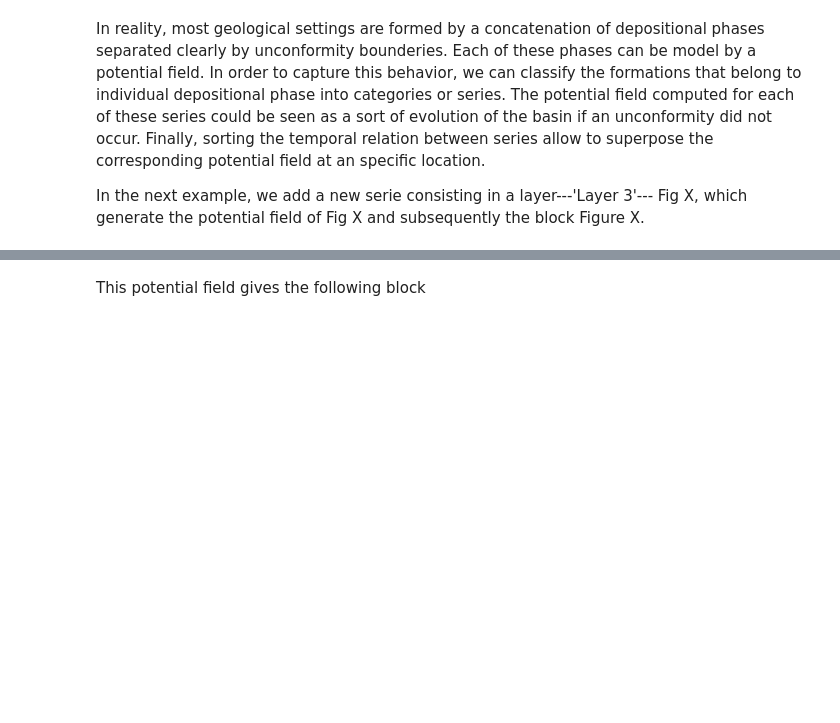
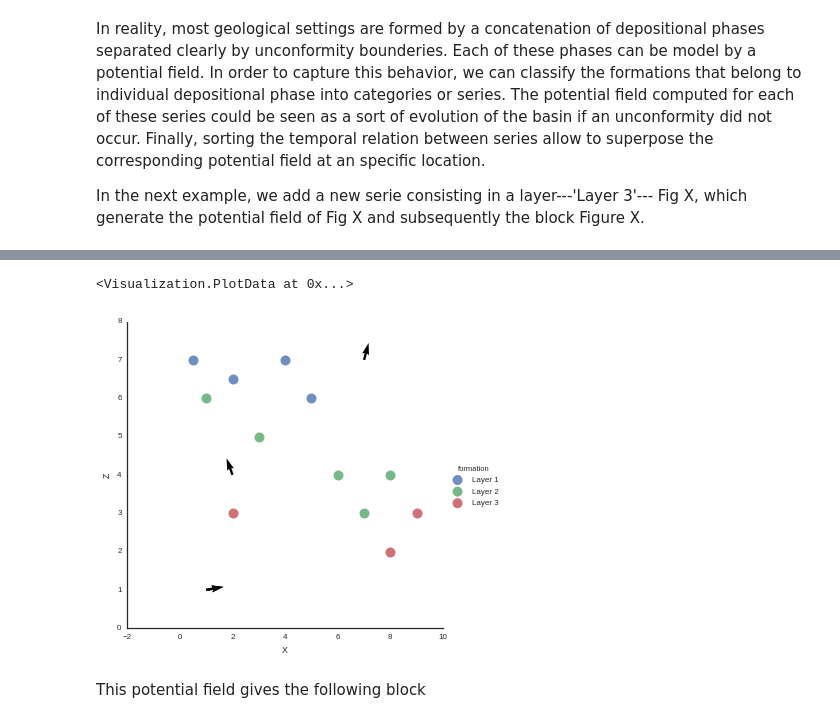
Before and after one commit to nre-aachen/gempy, a Jupyter notebook: Prototype Notebook/Example_2_Simple.ipynb, the cells around one changed output, grey strips where cells are left out. Drawn from its saved outputs; the diff is of its cells as text; code cells hidden in the pictures; blank space fills up the shorter version.

```diff
--- a/Prototype Notebook/Example_2_Simple.ipynb
+++ b/Prototype Notebook/Example_2_Simple.ipynb
@@ -441,0 +306,18 @@ two_pot.set_interpolator(u_grade=0, verbose = 0)
+# %%
+layer_3 = np.array([[2,4,3], [8,4,2], [9,4,3]])
+dip_pos_3 = np.array([1,4,1])
+dip_angle_3 = float(80)
+azimuth_3 = 90
+polarity_3 = 1
+
+
+
+GeMpy.set_interfaces(geo_data, pn.DataFrame(
+    data = {"X" :layer_3[:, 0],
+            "Y" :layer_3[:, 1],
+            "Z" :layer_3[:, 2],
+            "formation" : np.tile("Layer 3", len(layer_3)),
+            "labels" : [  r'${\bf{x}}_{\alpha \, 0}^3$',
+                           r'${\bf{x}}_{\alpha \, 1}^3$',
+                           r'${\bf{x}}_{\alpha \, 2}^3$'] }), append = True)
+GeMpy.get_raw_data(geo_data,"interfaces")
@@ -441,0 +339,12 @@ two_pot.set_interpolator(u_grade=0, verbose = 0)
+# %%
+
+GeMpy.set_foliations(geo_data, pn.DataFrame(data = {
+                     "X" : dip_pos_3[0],
+                     "Y" : dip_pos_3[1],
+                     "Z" : dip_pos_3[2],
+                     "azimuth" : azimuth_3,
+                     "dip" : dip_angle_3,
+                     "polarity" : polarity_3,
+                     "formation" : [ 'Layer 3'],
+                     "labels" : r'${\bf{x}}_{\beta \,{3}}$'}), append = True)
+GeMpy.get_raw_data(geo_data, 'foliations')
@@ -442,3 +357,11 @@ two_pot.set_interpolator(u_grade=0, verbose = 0)
+# %%
+GeMpy.set_data_series(geo_data, {'younger': ('Layer 1', 'Layer 2'),
+                      'older': 'Layer 3'}, order_series = ['younger', 'older'])
+# %%
+GeMpy.plot_data(geo_data)
+# %% [output]
+<Visualization.PlotData at 0x...>
+[figure, added]
 # %% [markdown]
 This potential field gives the following block
 # %%
```
Also changed, not shown: parts of 18 cells of this notebook, 4 other files.
